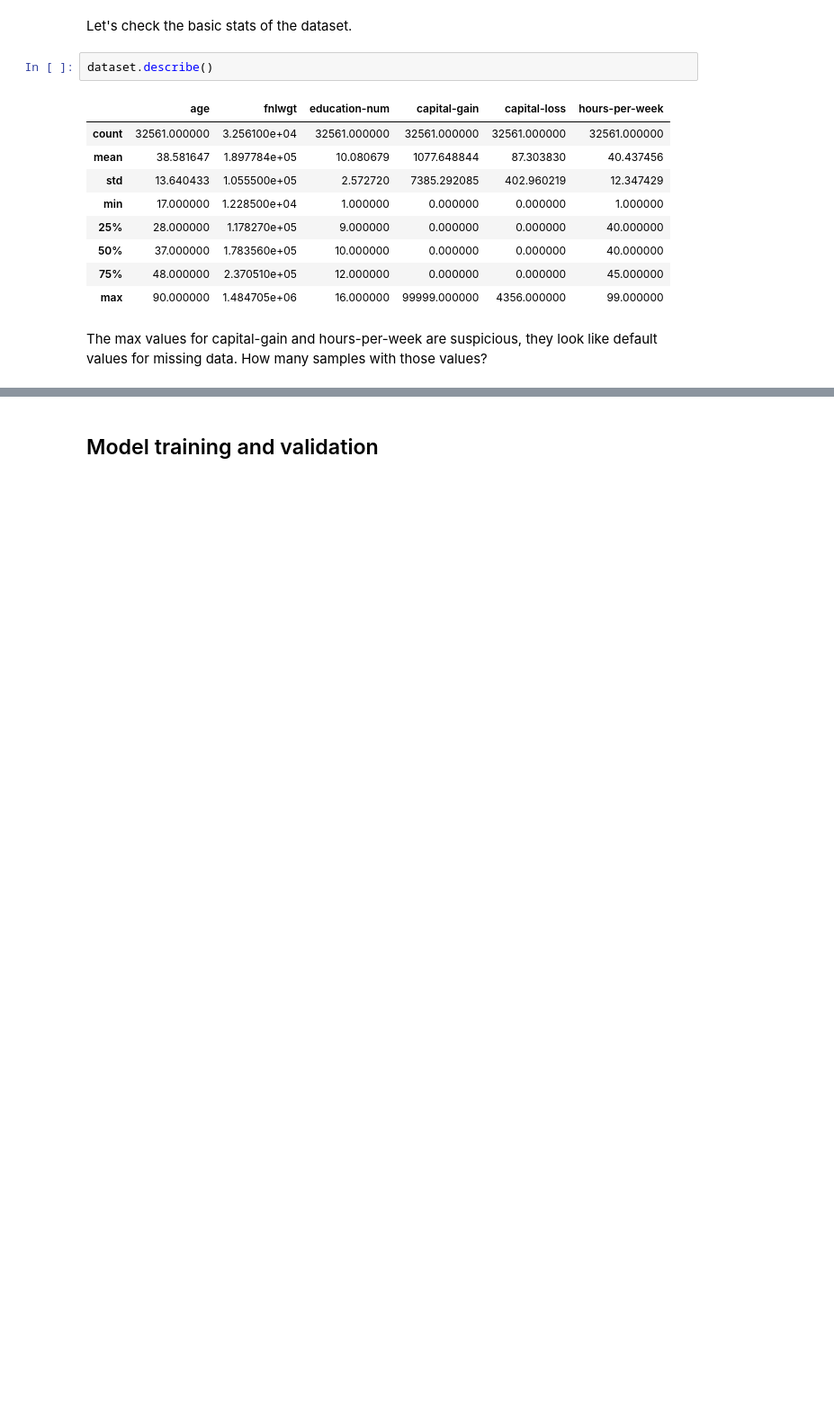
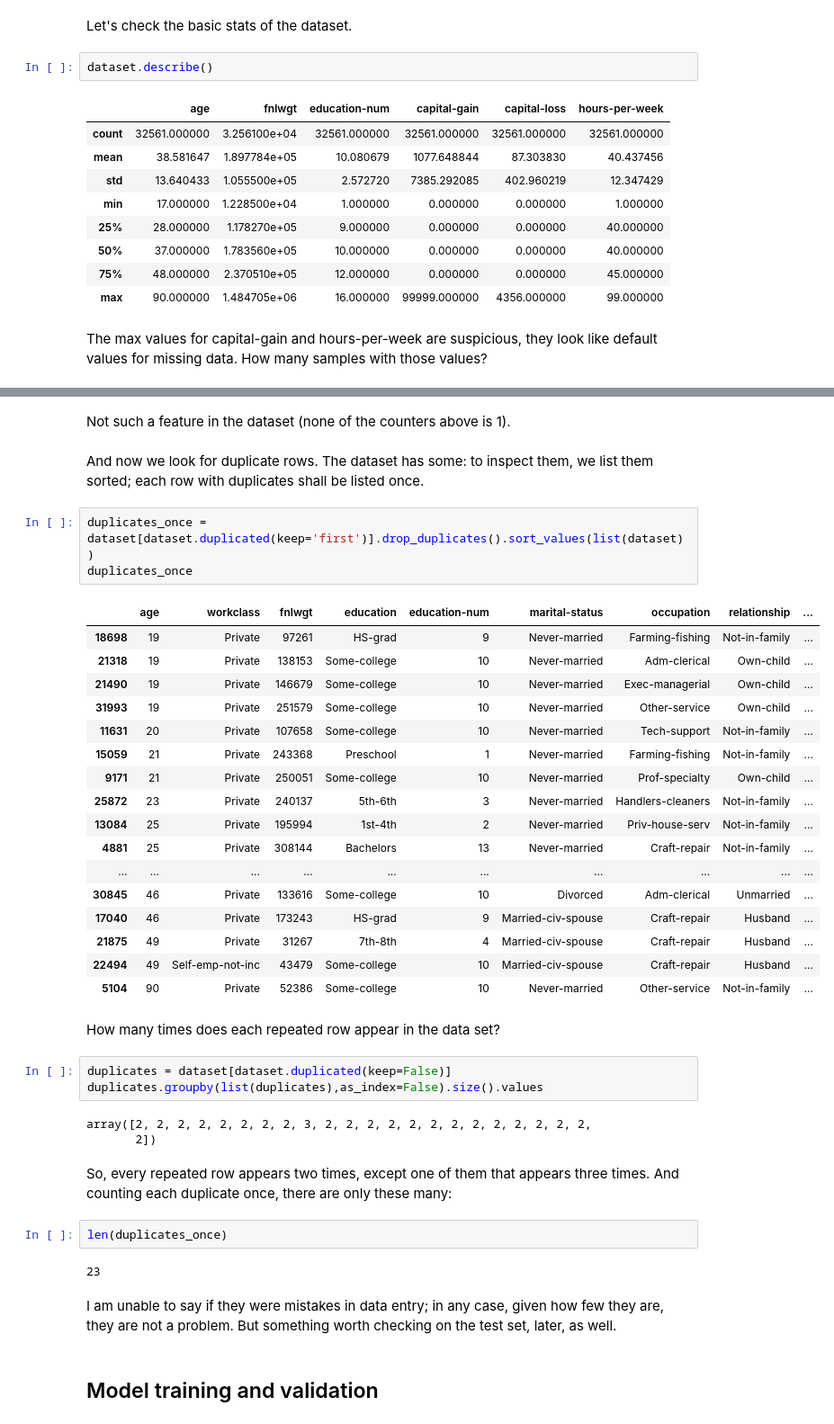
Before and after one commit to fantauzzi/census_income, a Jupyter notebook: census_income_catboost.ipynb, the cells around one changed output, grey strips where cells are left out. Shown at 90% size. Cells and saved outputs as stored; diff of their text form; blank space fills up the shorter version.

```diff
--- a/census_income_catboost.ipynb
+++ b/census_income_catboost.ipynb
@@ -138,2 +167,44 @@ We can assume they stand for unknow values of the respective variables. As menti
+# %% [markdown]
+Not such a feature in the dataset (none of the counters above is 1).
+# %% [markdown]
+And now we look for duplicate rows. The dataset has some:
+to inspect them, we list them sorted; each row with duplicates shall be listed once.
+# %%
+duplicates_once = dataset[dataset.duplicated(keep='first')].drop_duplicates().sort_values(list(dataset))
+duplicates_once
+# %% [output]
+|  | age | workclass | fnlwgt | education | education-num | marital-status | occupation | relationship | ... |
+| 18698 | 19 | Private | 97261 | HS-grad | 9 | Never-married | Farming-fishing | Not-in-family | ... |
+| 21318 | 19 | Private | 138153 | Some-college | 10 | Never-married | Adm-clerical | Own-child | ... |
+| 21490 | 19 | Private | 146679 | Some-college | 10 | Never-married | Exec-managerial | Own-child | ... |
+| 31993 | 19 | Private | 251579 | Some-college | 10 | Never-married | Other-service | Own-child | ... |
+| 11631 | 20 | Private | 107658 | Some-college | 10 | Never-married | Tech-support | Not-in-family | ... |
+| 15059 | 21 | Private | 243368 | Preschool | 1 | Never-married | Farming-fishing | Not-in-family | ... |
+| 9171 | 21 | Private | 250051 | Some-college | 10 | Never-married | Prof-specialty | Own-child | ... |
+| 25872 | 23 | Private | 240137 | 5th-6th | 3 | Never-married | Handlers-cleaners | Not-in-family | ... |
+| 13084 | 25 | Private | 195994 | 1st-4th | 2 | Never-married | Priv-house-serv | Not-in-family | ... |
+| 4881 | 25 | Private | 308144 | Bachelors | 13 | Never-married | Craft-repair | Not-in-family | ... |
+| ... | ... | ... | ... | ... | ... | ... | ... | ... | ... |
+| 30845 | 46 | Private | 133616 | Some-college | 10 | Divorced | Adm-clerical | Unmarried | ... |
+| 17040 | 46 | Private | 173243 | HS-grad | 9 | Married-civ-spouse | Craft-repair | Husband | ... |
+| 21875 | 49 | Private | 31267 | 7th-8th | 4 | Married-civ-spouse | Craft-repair | Husband | ... |
+| 22494 | 49 | Self-emp-not-inc | 43479 | Some-college | 10 | Married-civ-spouse | Craft-repair | Husband | ... |
+| 5104 | 90 | Private | 52386 | Some-college | 10 | Never-married | Other-service | Not-in-family | ... |
+# %% [markdown]
+How many times does each repeated row appear in the data set?
+# %%
+duplicates = dataset[dataset.duplicated(keep=False)]
+duplicates.groupby(list(duplicates),as_index=False).size().values
+# %% [output]
+array([2, 2, 2, 2, 2, 2, 2, 2, 3, 2, 2, 2, 2, 2, 2, 2, 2, 2, 2, 2, 2, 2,
+       2])
+# %% [markdown]
+So, every repeated row appears two times, except one of them that appears three times. And counting each duplicate once, there are only these many:
+# %%
+len(duplicates_once)
+# %% [output]
+23
+# %% [markdown]
+I am unable to say if they were mistakes in data entry; in any case, given how few they are, they are not a problem. But something worth checking on the test set, later, as well.
 # %% [markdown]
 ## Model training and validation
```
Also changed, not shown: parts of 26 cells of this notebook.
